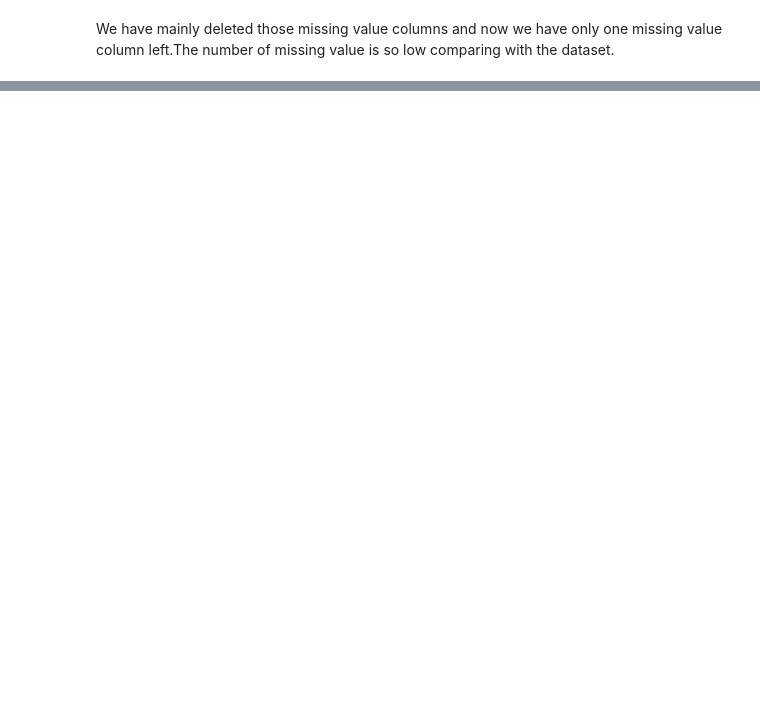
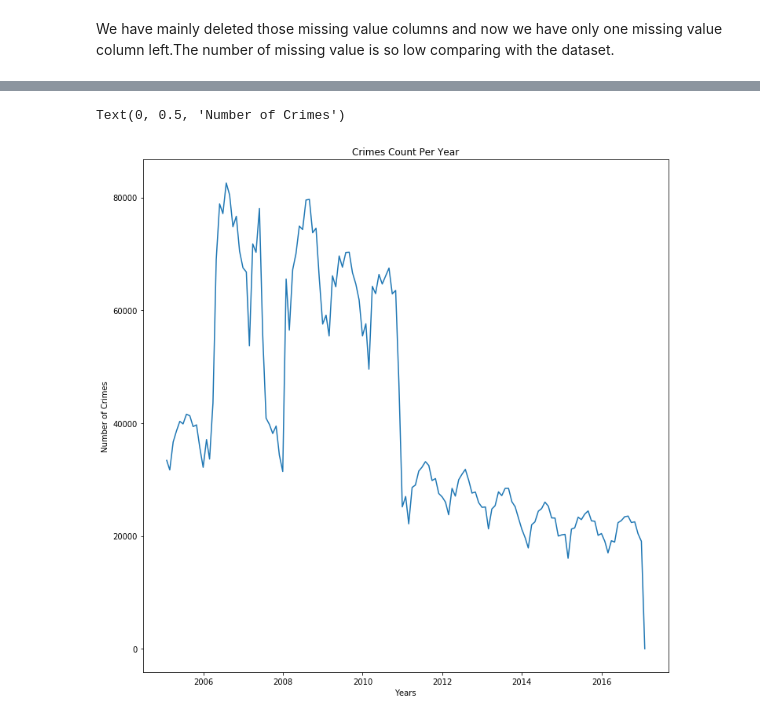
Before and after one commit to LIMON100/Crimes-in-Chicago, a Jupyter notebook: CrimeAnalysis.ipynb, the cells around one changed output, grey strips where cells are left out. Drawn from its saved outputs; the diff is of its cells as text; code cells hidden in the pictures; blank space fills up the shorter version.

```diff
--- a/CrimeAnalysis.ipynb
+++ b/CrimeAnalysis.ipynb
@@ -601,0 +623,9 @@ Index(['THEFT', 'BATTERY', 'CRIMINAL DAMAGE', 'NARCOTICS', 'BURGLARY',
+# %%
+plt.figure(figsize = (12 , 12))
+plt.plot(new_dataset.resample('M').size())
+plt.title('Crimes Count Per Year')
+plt.xlabel('Years')
+plt.ylabel('Number of Crimes')
+# %% [output]
+Text(0, 0.5, 'Number of Crimes')
+[figure, added]
```
Also changed, not shown: parts of 23 cells of this notebook.
